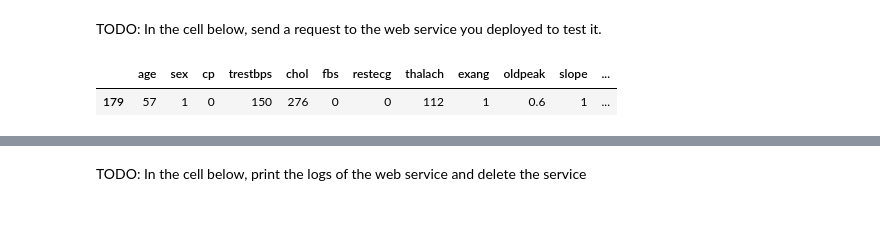
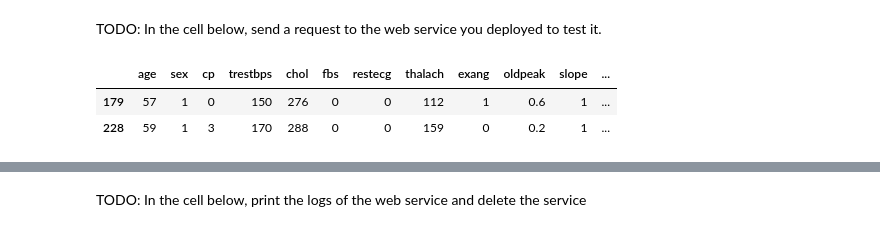
Before and after one commit to ionut-ml/nd00333-capstone, a Jupyter notebook: starter_file/hyperparameter_tuning.ipynb, the cells around one changed output, grey strips where cells are left out. Cells and saved outputs as stored; diff of their text form; code cells hidden in the pictures.

```diff
--- a/starter_file/hyperparameter_tuning.ipynb
+++ b/starter_file/hyperparameter_tuning.ipynb
@@ -348,11 +344,12 @@ x, y = clean_data(ds)
 
 x_train, x_test, y_train, y_test = train_test_split(x, y, test_size=0.33, random_state=42)
 # %%
-test_data = x_test[0:1]
-x_test[0:1]
+test_data = x_test[0:2]
+x_test[0:2]
 # %% [output]
 |  | age | sex | cp | trestbps | chol | fbs | restecg | thalach | exang | oldpeak | slope | ... |
 | 179 | 57 | 1 | 0 | 150 | 276 | 0 | 0 | 112 | 1 | 0.6 | 1 | ... |
+| 228 | 59 | 1 | 3 | 170 | 288 | 0 | 0 | 159 | 0 | 0.2 | 1 | ... |
 # %%
 label = y_test[0:1]
 label
```
Also changed, not shown: parts of 13 cells of this notebook, 1 other file.
